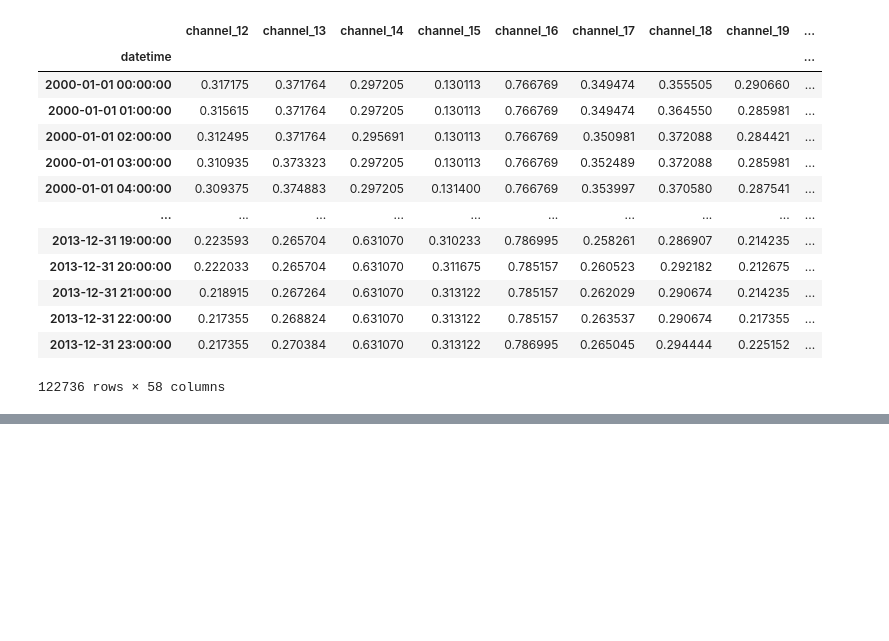
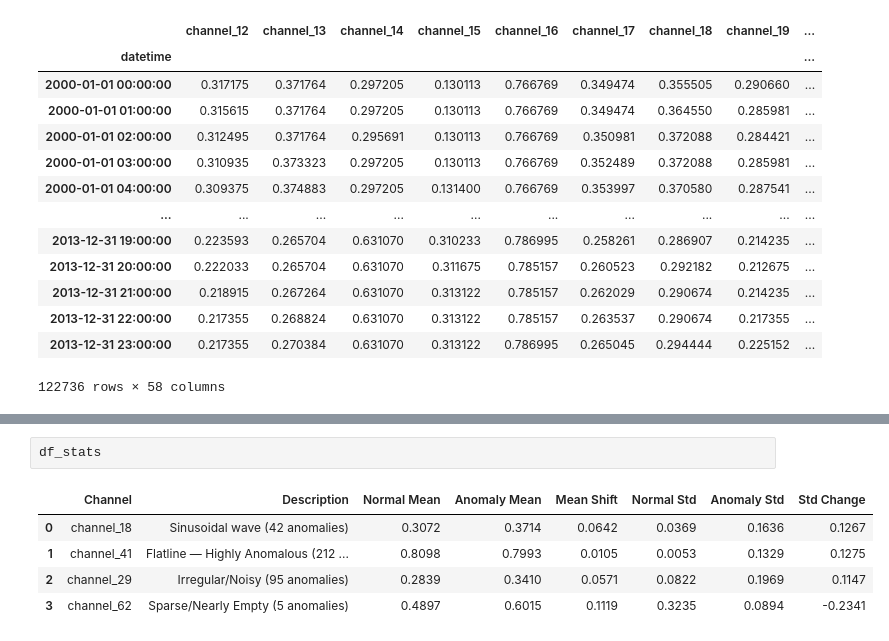
Before and after one commit to ShivamMohite-dev/Beacon, a Jupyter notebook: Notebooks/001_ESA_EDA.ipynb, the cells around one changed output, grey strips where cells are left out. Cells and saved outputs as stored; diff of their text form; blank space fills up the shorter version.

```diff
--- a/Notebooks/001_ESA_EDA.ipynb
+++ b/Notebooks/001_ESA_EDA.ipynb
@@ -1002,0 +808,8 @@ TypeError: Invalid comparison between dtype=datetime64[ns] and Timestamp
+# %%
+df_stats
+# %% [output]
+|  | Channel | Description | Normal Mean | Anomaly Mean | Mean Shift | Normal Std | Anomaly Std | Std Change |
+| 0 | channel_18 | Sinusoidal wave (42 anomalies) | 0.3072 | 0.3714 | 0.0642 | 0.0369 | 0.1636 | 0.1267 |
+| 1 | channel_41 | Flatline — Highly Anomalous (212 ... | 0.8098 | 0.7993 | 0.0105 | 0.0053 | 0.1329 | 0.1275 |
+| 2 | channel_29 | Irregular/Noisy (95 anomalies) | 0.2839 | 0.3410 | 0.0571 | 0.0822 | 0.1969 | 0.1147 |
+| 3 | channel_62 | Sparse/Nearly Empty (5 anomalies) | 0.4897 | 0.6015 | 0.1119 | 0.3235 | 0.0894 | -0.2341 |
```
Also changed, not shown: parts of 22 cells of this notebook.
